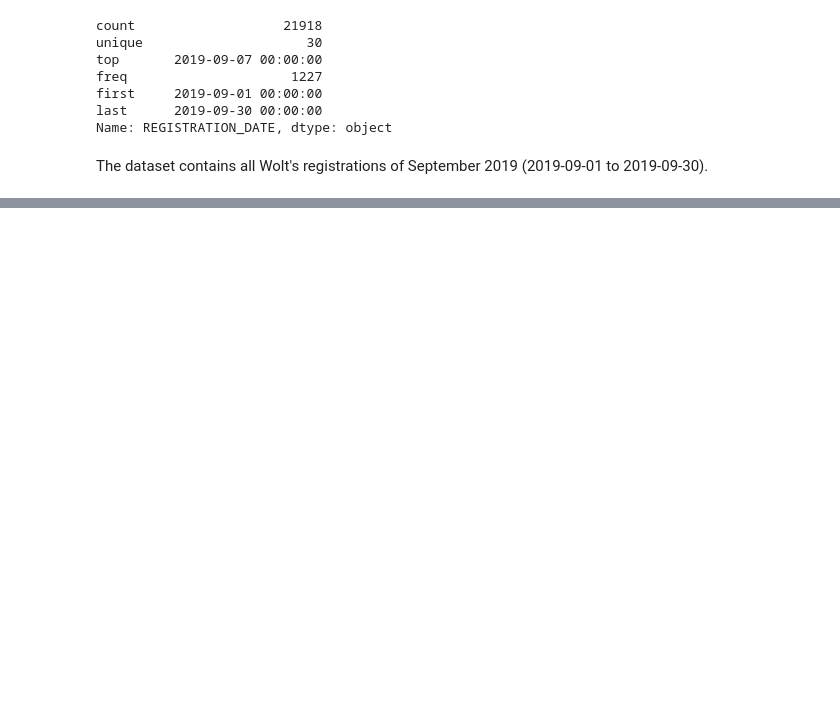
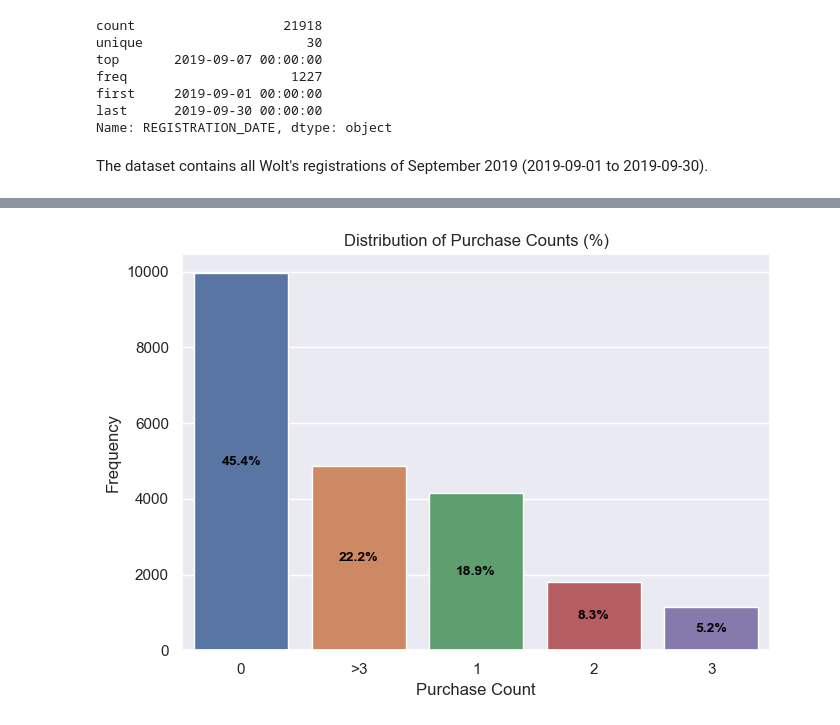
Before and after one commit to leonemma/wolt-eda, a Jupyter notebook: Wolt Project.ipynb, the cells around one changed output, grey strips where cells are left out. Cells and saved outputs as stored; diff of their text form; code cells hidden in the pictures; blank space fills up the shorter version.

```diff
--- a/Wolt Project.ipynb
+++ b/Wolt Project.ipynb
@@ -559,0 +484,23 @@ Name: PURCHASE_COUNT, dtype: int64
+# %%
+df_new = df.copy()
+df_new['PURCHASE_COUNT'] = np.where(df['PURCHASE_COUNT'] <= 3, df['PURCHASE_COUNT'], '>3')
+
+plt.figure(figsize=(7, 5))
+ax = sns.countplot(data=df_new, x='PURCHASE_COUNT', order=df_new['PURCHASE_COUNT'].value_counts().index)
+
+total = len(df_new)
+
+for p in ax.patches:
+    height = p.get_height()
+    percentage = f'{100 * height / total:.1f}%'
+    ax.annotate(percentage,
+                (p.get_x() + p.get_width() / 2., height * 0.5),  # halfway up the bar
+                ha='center', va='center', color='black', fontsize=10, fontweight='bold')
+
+plt.title('Distribution of Purchase Counts (%)')
+plt.xlabel('Purchase Count')
+plt.ylabel('Frequency')
+plt.tight_layout()
+plt.show()
+# %% [output]
+[figure, added]
```
Also changed, not shown: parts of 81 cells of this notebook.
